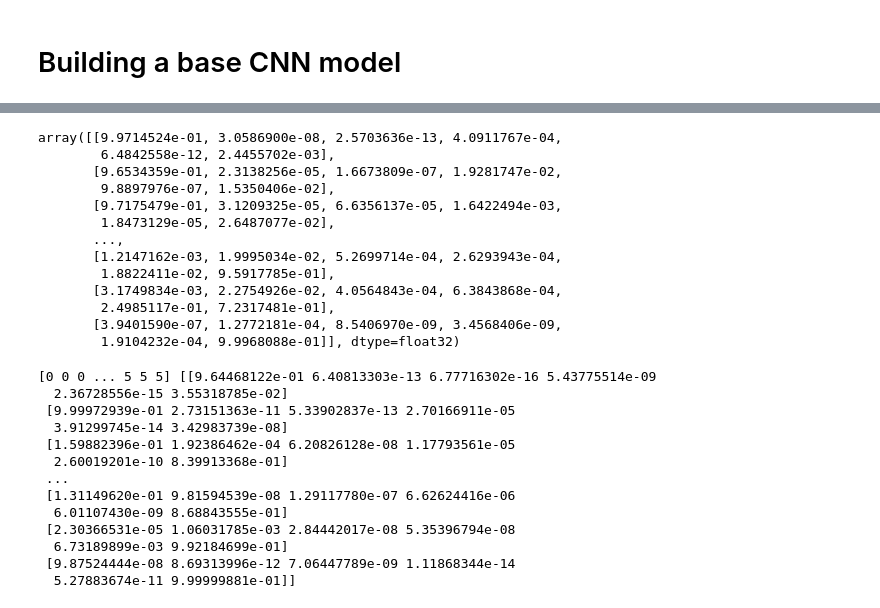
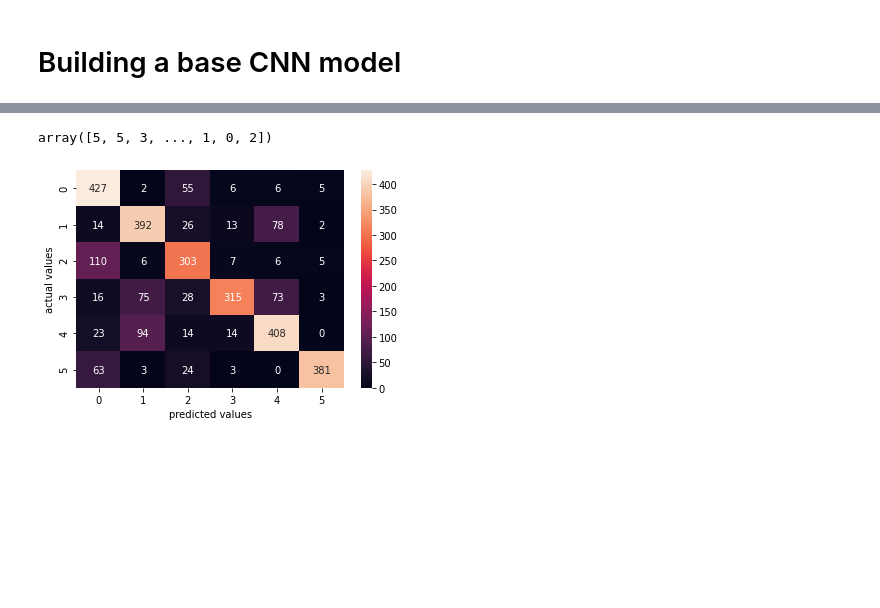
Before and after one commit to HuyenNguyenHelen/INFO-5505---Machine-learning, a Jupyter notebook: HuyenNguyen_Assignment_6.ipynb, the cells around one changed output, grey strips where cells are left out. Drawn from its saved outputs; the diff is of its cells as text; code cells hidden in the pictures; blank space fills up the shorter version.

```diff
--- a/HuyenNguyen_Assignment_6.ipynb
+++ b/HuyenNguyen_Assignment_6.ipynb
@@ -220,3 +229,14 @@ print('The number of images in the predicting set:', len(X_pred))
 The number of images in the training set: 14034 14034
 The number of images in the testing set: 3000 3000
 The number of images in the predicting set: 7301
+# %%
+import sklearn
+from sklearn.utils import shuffle
+X_train, y_train = sklearn.utils.shuffle(np.array(X_train), np.array(y_train), random_state = 42)
+X_test, y_test = sklearn.utils.shuffle(np.array(X_test), np.array(y_test))
+X_pred = np.array(X_pred)
+print('The shape of X_train:', X_train.shape)
+print('The shape of y_train:', y_train.shape)
+print('The shape of X_test:', X_test.shape)
+print('The shape of y_test:', y_test.shape)
+print('The shape of X_pred:', X_pred.shape)
@@ -298,3 +322,12 @@ def define_cnn():
   cnn.add(Dense(16, activation = 'relu'))
   cnn.add(Dense(6, activation = 'softmax'))
   return cnn
+# %%
+'''
+train_labels =  np.array([])
+for x, y in train_ds:
+  #predictions = np.concatenate([predictions, **np.argmax**(model.predict(x), axis = -1)])
+  train_labels = np.concatenate([labels, np.argmax(y.numpy(), axis=-1)])
+
+print(len(train_labels))
+'''
@@ -363,43 +455,19 @@ None
 # %%
 # Applying the model to predict on the test set
-y_test_pred = cnn.predict(X_test)
+y_test_pred = np.argmax(cnn.predict(X_test), axis=-1)
 y_test_pred
 # %% [output]
-array([[9.9714524e-01, 3.0586900e-08, 2.5703636e-13, 4.0911767e-04,
-        6.4842558e-12, 2.4455702e-03],
-       [9.6534359e-01, 2.3138256e-05, 1.6673809e-07, 1.9281747e-02,
-        9.8897976e-07, 1.5350406e-02],
-       [9.7175479e-01, 3.1209325e-05, 6.6356137e-05, 1.6422494e-03,
-        1.8473129e-05, 2.6487077e-02],
-       ...,
-       [1.2147162e-03, 1.9995034e-02, 5.2699714e-04, 2.6293943e-04,
-        1.8822411e-02, 9.5917785e-01],
-       [3.1749834e-03, 2.2754926e-02, 4.0564843e-04, 6.3843868e-04,
-        2.4985117e-01, 7.2317481e-01],
-       [3.9401590e-07, 1.2772181e-04, 8.5406970e-09, 3.4568406e-09,
-        1.9104232e-04, 9.9968088e-01]], dtype=float32)
+array([5, 5, 3, ..., 1, 0, 2])
 # %%
+
 # Evaluating the model with confusion matrix
 from sklearn.metrics import confusion_matrix
-#conf_matrix = confusion_matrix(y_test, y_test_pred)
-'''
+conf_matrix = confusion_matrix(y_test, y_test_pred)
 ## Visualizing the confusion matrix
 sns.heatmap(conf_matrix, annot = True, fmt = '.0f')
 plt.xlabel ('predicted values')
 plt.ylabel ('actual values')
-'''
-print(y_test, y_test_pred)
+
+plt.show()
 # %% [output]
-[0 0 0 ... 5 5 5] [[9.64468122e-01 6.40813303e-13 6.77716302e-16 5.43775514e-09
-  2.36728556e-15 3.55318785e-02]
- [9.99972939e-01 2.73151363e-11 5.33902837e-13 2.70166911e-05
-  3.91299745e-14 3.42983739e-08]
- [1.59882396e-01 1.92386462e-04 6.20826128e-08 1.17793561e-05
-  2.60019201e-10 8.39913368e-01]
- ...
- [1.31149620e-01 9.81594539e-08 1.29117780e-07 6.62624416e-06
-  6.01107430e-09 8.68843555e-01]
- [2.30366531e-05 1.06031785e-03 2.84442017e-08 5.35396794e-08
-  6.73189899e-03 9.92184699e-01]
- [9.87524444e-08 8.69313996e-12 7.06447789e-09 1.11868344e-14
-  5.27883674e-11 9.99999881e-01]]
+[figure, added]
```
Also changed, not shown: parts of 13 cells of this notebook.
